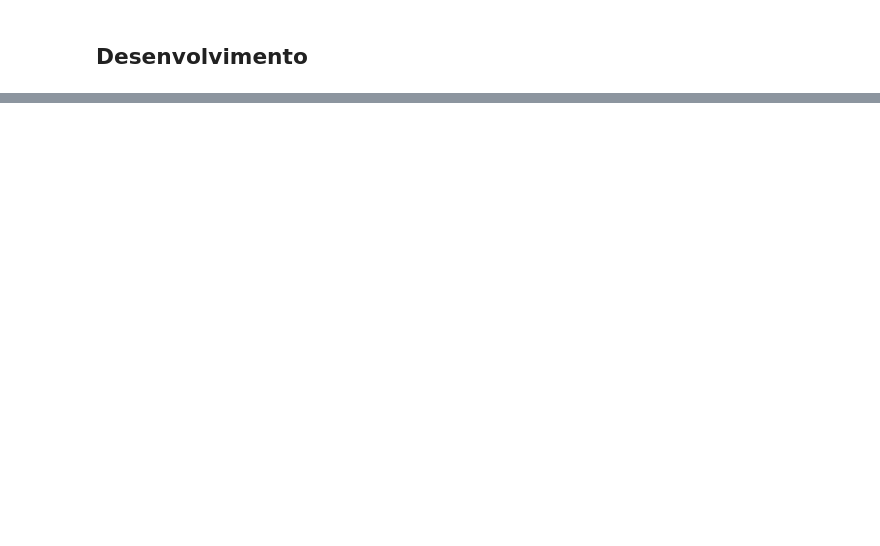
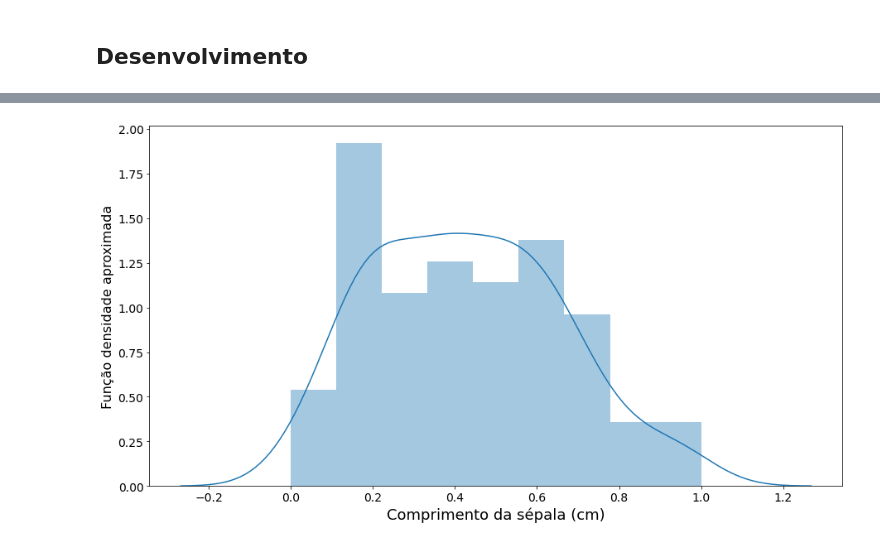
Before and after one commit to BrenoUSP/SME0828_DataScience, a Jupyter notebook: Projects/1 - Preparação dos dados/Projeto1_Preparacao_dos_dados.ipynb, the cells around one changed output, grey strips where cells are left out. Saved outputs shown, nothing was run; the diff lists cells and outputs as text; code cells hidden in the pictures; blank space fills up the shorter version.

Commit message:
Merging notebooks for project 1

```diff
--- a/Projects/1 - Preparação dos dados/Projeto1_Preparacao_dos_dados.ipynb
+++ b/Projects/1 - Preparação dos dados/Projeto1_Preparacao_dos_dados.ipynb
@@ -29,0 +121,4 @@ Matheus Victal Cerqueira, Nº USP: 10276661
+# %%
+import pandas as pd
+
+data = pd.read_csv('https://raw.githubusercontent.com/brenoslivio/SME0828_DataScience/master/Projects/data/iris.csv', header=(0))
@@ -29,0 +129,12 @@ Matheus Victal Cerqueira, Nº USP: 10276661
+# %%
+import numpy as np
+from sklearn.preprocessing import MinMaxScaler
+
+# considera somente os atributos, ignorando a última coluna, que contem a classe
+X = np.array(data[data.columns[0:data.shape[1]-1]])
+
+# prepara a função para transformar os dados
+scaler = MinMaxScaler(feature_range=(0, 1))
+
+# Realiza a normalização e coloca em um novo vetor
+X_norm = scaler.fit_transform(X)
@@ -29,0 +143,15 @@ Matheus Victal Cerqueira, Nº USP: 10276661
+# %%
+import warnings
+import matplotlib.pyplot as plt
+import seaborn as sns
+
+warnings.filterwarnings("ignore")
+plt.figure(figsize=(15, 8))
+x1 = sns.distplot(X_norm[:,0], bins = 'sturges', norm_hist = False, kde = True)
+plt.xlabel('Comprimento da sépala (cm)', fontsize=18)
+plt.ylabel('Função densidade aproximada', fontsize=16)
+plt.xticks(fontsize=14)
+plt.yticks(fontsize=14)
+plt.show(True)
+# %% [output]
+[figure, added]
```
Also changed, not shown: parts of 81 cells of this notebook.
